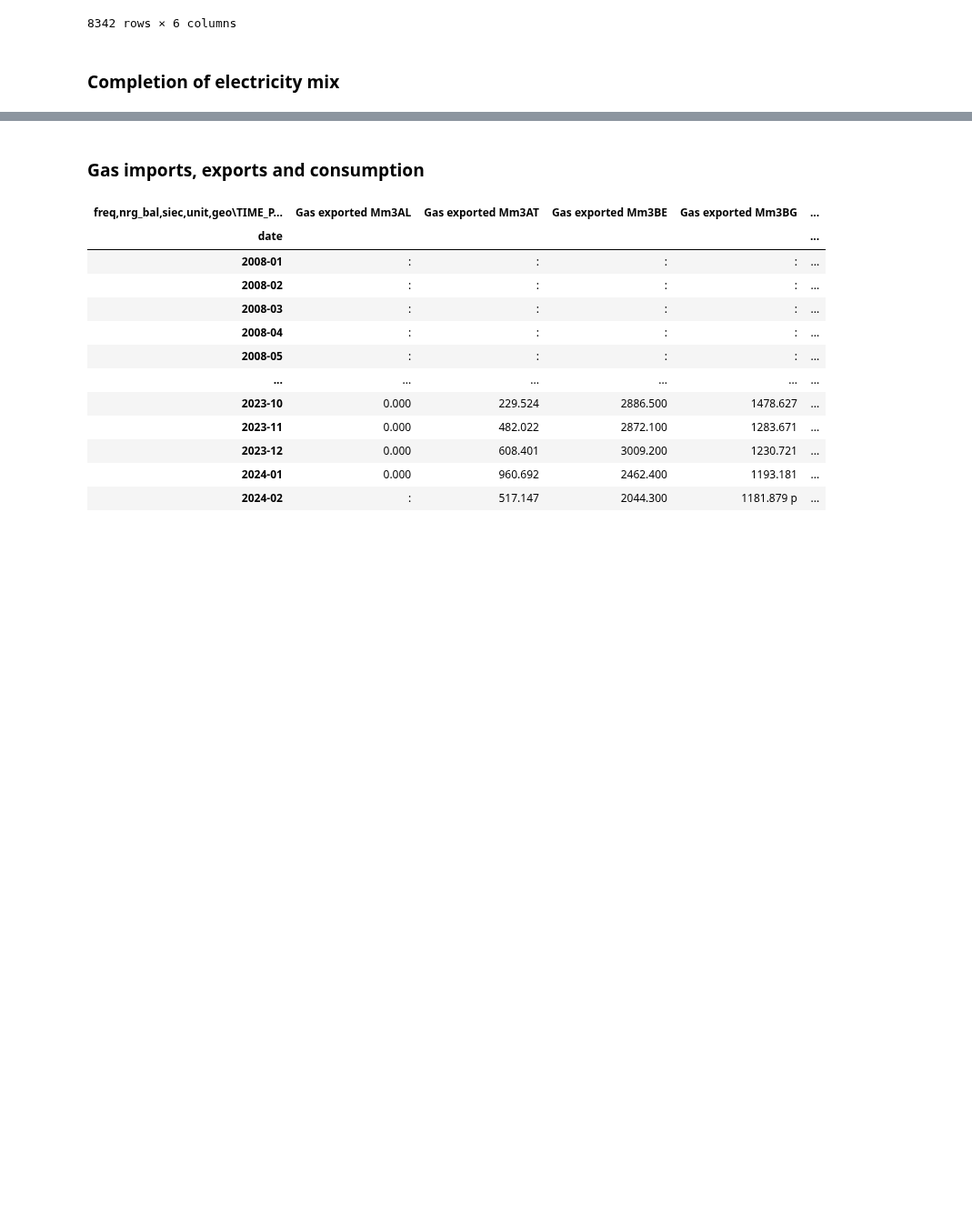
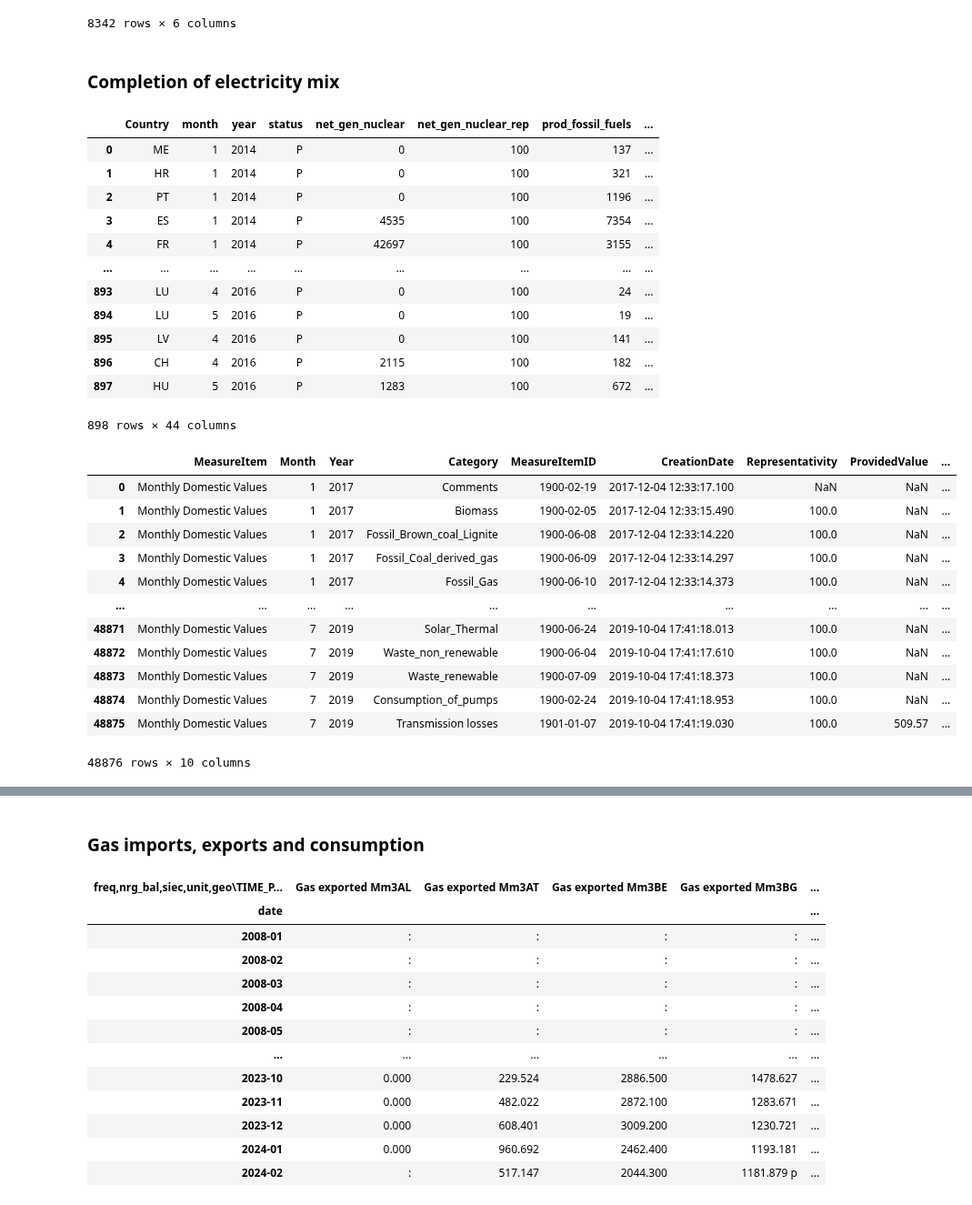
Before and after one commit to gaya22/Project_3_SEne, a Jupyter notebook: raw_df_for_features/cleaning_eurostat_files.ipynb, the cells around one changed output, grey strips where cells are left out. Shown at 91% size. Drawn from its saved outputs; the diff is of its cells as text; code cells hidden in the pictures; blank space fills up the shorter version.

```diff
--- a/raw_df_for_features/cleaning_eurostat_files.ipynb
+++ b/raw_df_for_features/cleaning_eurostat_files.ipynb
@@ -249,0 +248,39 @@ display(s)
+# %%
+# Completing the information on electricity mix of Italy
+
+
+# Read the Excel file into a DataFrame
+df_e_mix = pd.read_excel('Energy mix entsoe 1991-2015.xlsx')
+
+df_e_mix1 = pd.read_excel('Energy mix entsoe 2015-2019.xlsx')
+
+
+display(df_e_mix)
+display(df_e_mix1)
+# %% [output]
+|  | Country | month | year | status | net_gen_nuclear | net_gen_nuclear_rep | prod_fossil_fuels | ... |
+| 0 | ME | 1 | 2014 | P | 0 | 100 | 137 | ... |
+| 1 | HR | 1 | 2014 | P | 0 | 100 | 321 | ... |
+| 2 | PT | 1 | 2014 | P | 0 | 100 | 1196 | ... |
+| 3 | ES | 1 | 2014 | P | 4535 | 100 | 7354 | ... |
+| 4 | FR | 1 | 2014 | P | 42697 | 100 | 3155 | ... |
+| ... | ... | ... | ... | ... | ... | ... | ... | ... |
+| 893 | LU | 4 | 2016 | P | 0 | 100 | 24 | ... |
+| 894 | LU | 5 | 2016 | P | 0 | 100 | 19 | ... |
+| 895 | LV | 4 | 2016 | P | 0 | 100 | 141 | ... |
+| 896 | CH | 4 | 2016 | P | 2115 | 100 | 182 | ... |
+| 897 | HU | 5 | 2016 | P | 1283 | 100 | 672 | ... |
+898 rows × 44 columns
+|  | MeasureItem | Month | Year | Category | MeasureItemID | CreationDate | Representativity | ProvidedValue | ... |
+| 0 | Monthly Domestic Values | 1 | 2017 | Comments | 1900-02-19 | 2017-12-04 12:33:17.100 | NaN | NaN | ... |
+| 1 | Monthly Domestic Values | 1 | 2017 | Biomass | 1900-02-05 | 2017-12-04 12:33:15.490 | 100.0 | NaN | ... |
+| 2 | Monthly Domestic Values | 1 | 2017 | Fossil_Brown_coal_Lignite | 1900-06-08 | 2017-12-04 12:33:14.220 | 100.0 | NaN | ... |
+| 3 | Monthly Domestic Values | 1 | 2017 | Fossil_Coal_derived_gas | 1900-06-09 | 2017-12-04 12:33:14.297 | 100.0 | NaN | ... |
+| 4 | Monthly Domestic Values | 1 | 2017 | Fossil_Gas | 1900-06-10 | 2017-12-04 12:33:14.373 | 100.0 | NaN | ... |
+| ... | ... | ... | ... | ... | ... | ... | ... | ... | ... |
+| 48871 | Monthly Domestic Values | 7 | 2019 | Solar_Thermal | 1900-06-24 | 2019-10-04 17:41:18.013 | 100.0 | NaN | ... |
+| 48872 | Monthly Domestic Values | 7 | 2019 | Waste_non_renewable | 1900-06-04 | 2019-10-04 17:41:17.610 | 100.0 | NaN | ... |
+| 48873 | Monthly Domestic Values | 7 | 2019 | Waste_renewable | 1900-07-09 | 2019-10-04 17:41:18.373 | 100.0 | NaN | ... |
+| 48874 | Monthly Domestic Values | 7 | 2019 | Consumption_of_pumps | 1900-02-24 | 2019-10-04 17:41:18.953 | 100.0 | NaN | ... |
+| 48875 | Monthly Domestic Values | 7 | 2019 | Transmission losses | 1901-01-07 | 2019-10-04 17:41:19.030 | 100.0 | 509.57 | ... |
+48876 rows × 10 columns
```
Also changed, not shown: parts of 10 cells of this notebook, 1 other file.
